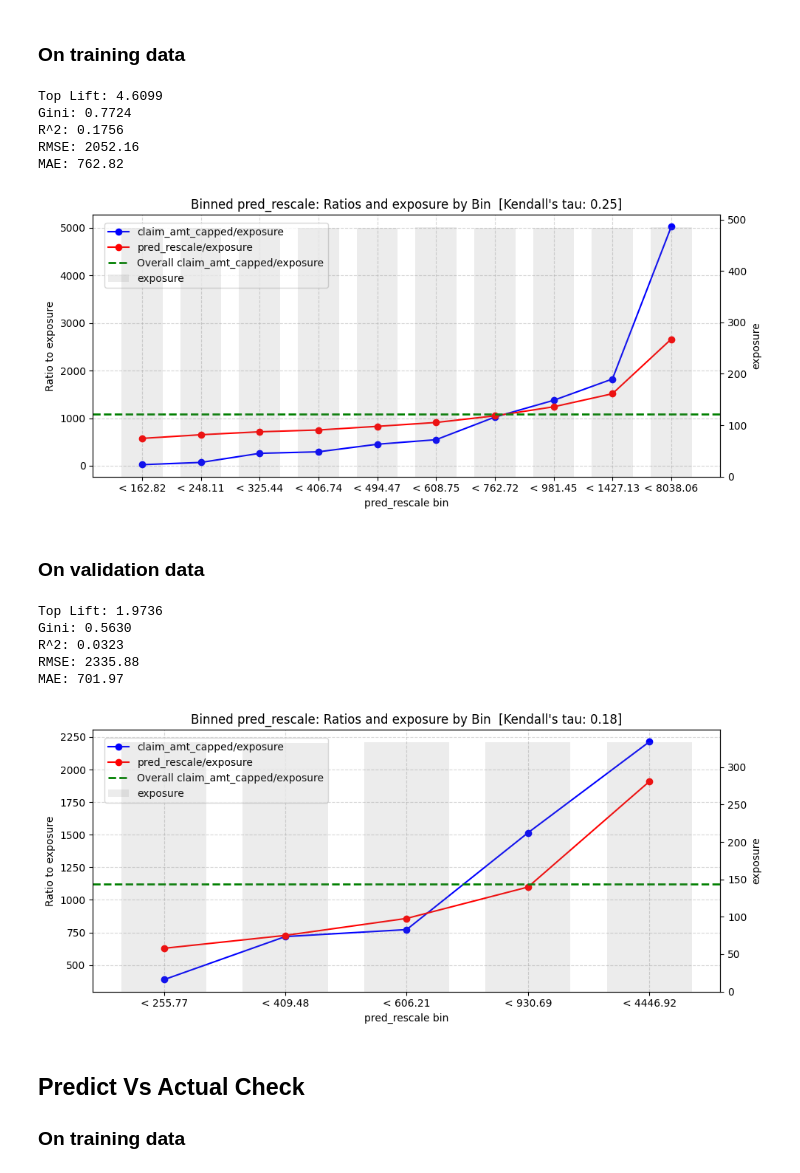
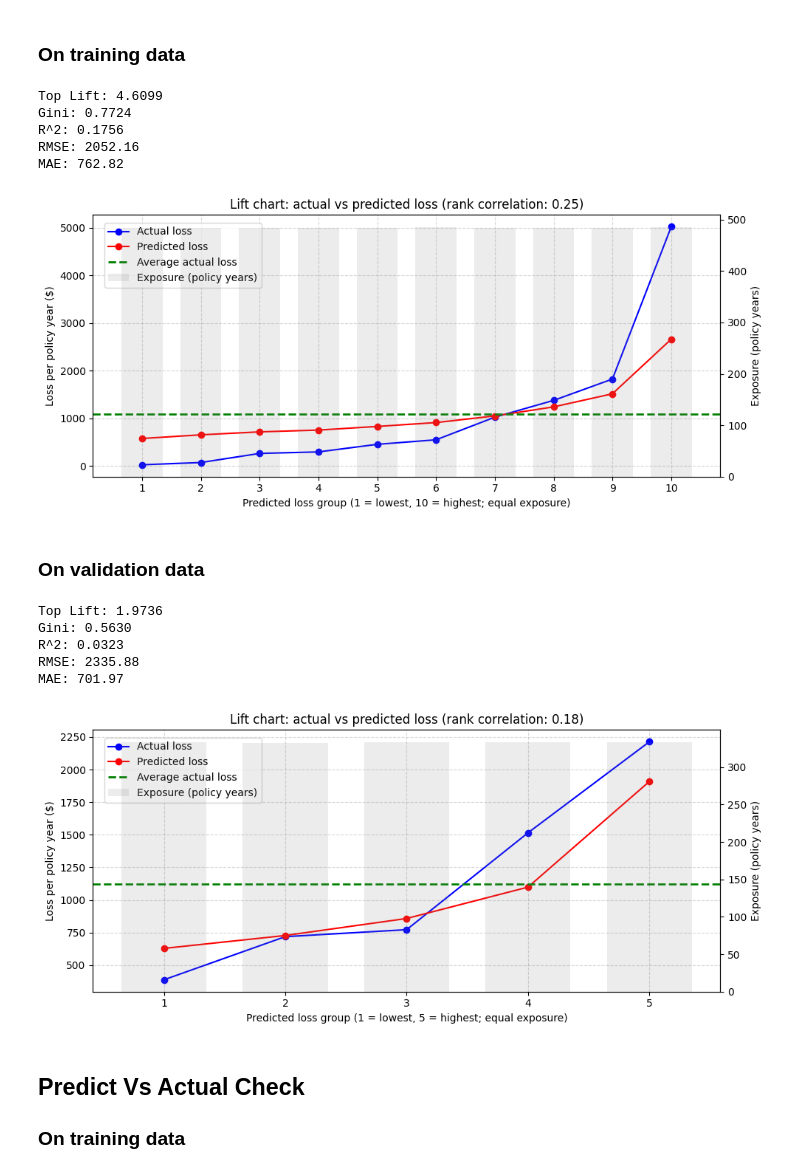
Before and after one commit to mengjin67/data_science_bootcamp_lecture_1, a Jupyter notebook: analysis_pipeline/3_model_selection.ipynb, the cells around one changed output. Saved outputs shown, nothing was run; the diff lists cells and outputs as text; code cells hidden in the pictures.

```diff
--- a/analysis_pipeline/3_model_selection.ipynb
+++ b/analysis_pipeline/3_model_selection.ipynb
@@ -208,35 +208,45 @@ pc = PredictivenessCheck(
     exp_var=exp_var,
     var_1=var_1,
     var_2=var_2
 )
 
 pc.binning(nbins=nbins)
 pc.aggregate()
 
 # Compute top lift
 pc.top_lift()
 
 # Compute Gini, R^2, RMSE, and MAE
 me = ModelEvaluation(data[var_1], data[var_2])
 gini = me.gini()
 r2 = me.r2()
 rmse = me.rmse()
 mae = me.mae()
 
 # Print results
 print(f"Top Lift: {pc.top_lift:.4f}")
 print(f"Gini: {gini:.4f}")
 print(f"R^2: {r2:.4f}")
 print(f"RMSE: {rmse:.2f}")
 print(f"MAE: {mae:.2f}")
-pc.plot(figsize=(10, 4.5))
+# Text on the plot
+names = dict(
+    y='Loss per policy year ($)',
+    var_1='Actual loss',
+    var_2='Predicted loss',
+    overall='Average actual loss',
+    exp='Exposure (policy years)',
+    x='Predicted loss group (1 = lowest, {n} = highest; equal exposure)',
+    xticks='number',
+    title='Lift chart: actual vs predicted loss{tau}')
+pc.plot(figsize=(10, 4.5), names=names)
 # %% [output]
 Top Lift: 4.6099
 Gini: 0.7724
 R^2: 0.1756
 RMSE: 2052.16
 MAE: 762.82
-[figure, old version]
+[figure, new version]
 # %% [markdown]
 ### On validation data
 # %%
@@ -280,14 +290,24 @@ print(f"Gini: {gini:.4f}")
 print(f"R^2: {r2:.4f}")
 print(f"RMSE: {rmse:.2f}")
 print(f"MAE: {mae:.2f}")
-pc.plot(figsize=(10, 4.5))
+# Text on the plot
+names = dict(
+    y='Loss per policy year ($)',
+    var_1='Actual loss',
+    var_2='Predicted loss',
+    overall='Average actual loss',
+    exp='Exposure (policy years)',
+    x='Predicted loss group (1 = lowest, {n} = highest; equal exposure)',
+    xticks='number',
+    title='Lift chart: actual vs predicted loss{tau}')
+pc.plot(figsize=(10, 4.5), names=names)
 # %% [output]
 Top Lift: 1.9736
 Gini: 0.5630
 R^2: 0.0323
 RMSE: 2335.88
 MAE: 701.97
-[figure, old version]
+[figure, new version]
 # %% [markdown]
 ## Predict Vs Actual Check
 ### On training data
```
Also changed, not shown: parts of 1 cell of this notebook, 3 other files.
